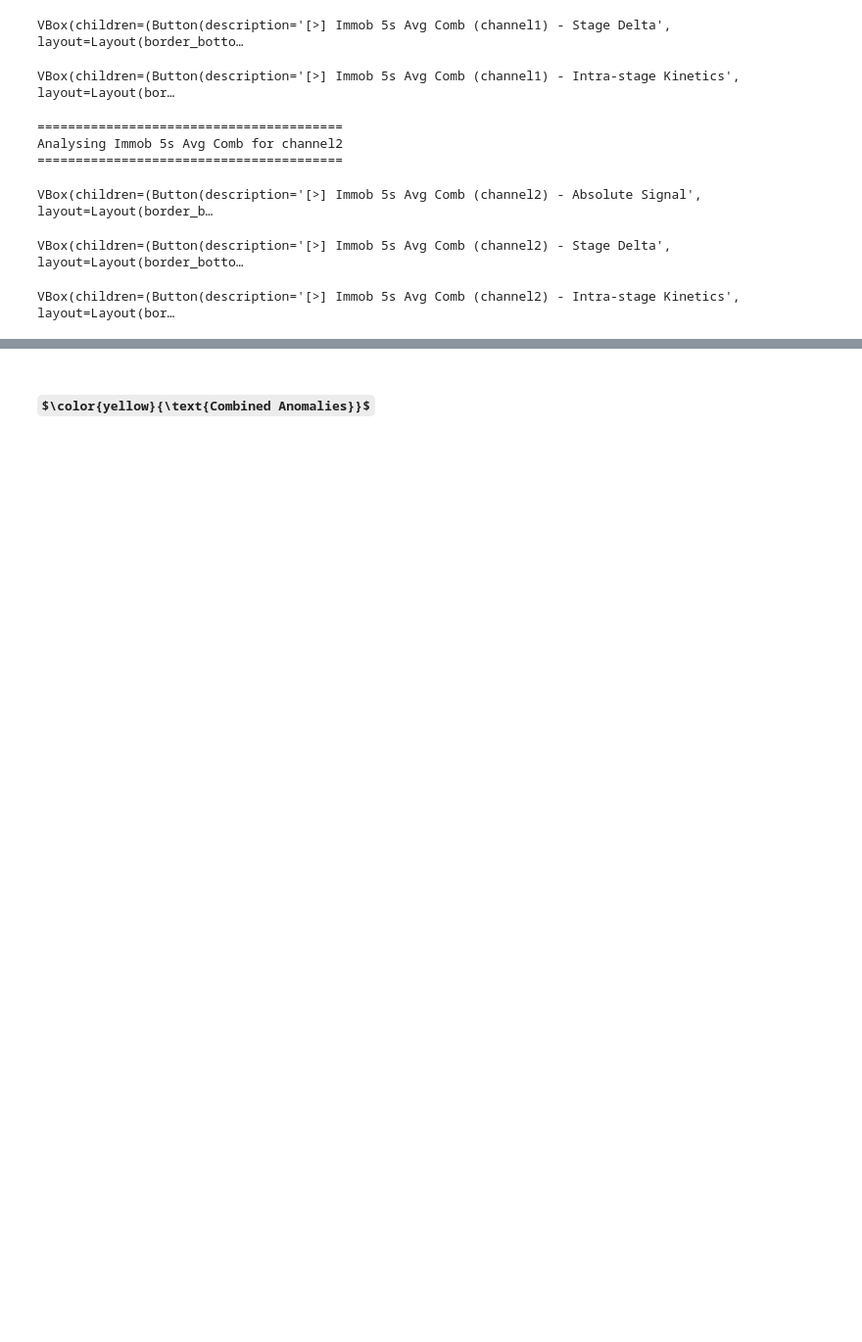
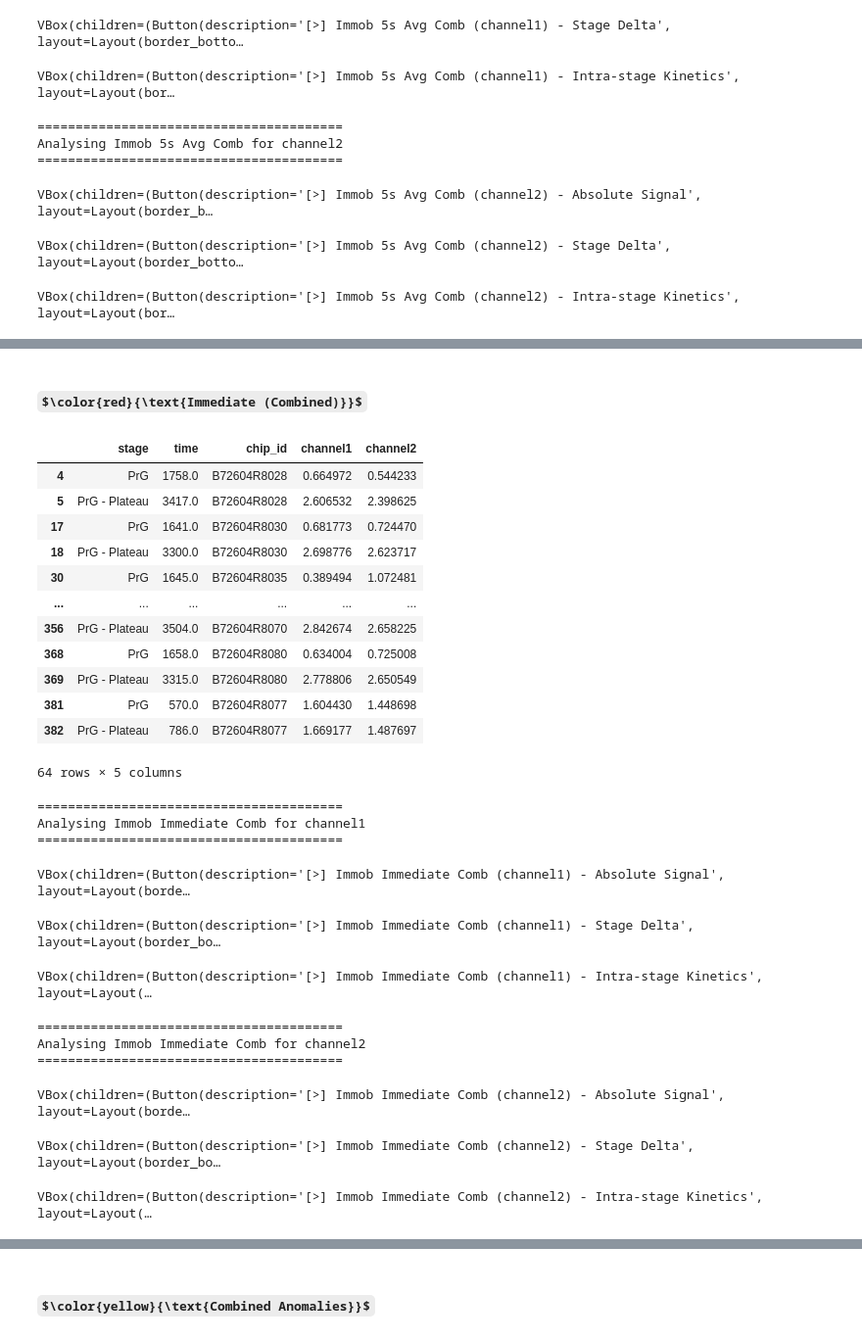
Before and after one commit to Callum88997/Causeway-Sensors, a Jupyter notebook: titan_analysis.ipynb, the cells around one changed output, grey strips where cells are left out. Shown at 98% size. Cells and saved outputs as stored; diff of their text form; code cells hidden in the pictures; some formulas as TeX source; blank space fills up the shorter version.

```diff
--- a/titan_analysis.ipynb
+++ b/titan_analysis.ipynb
@@ -761,0 +816,31 @@ VBox(children=(Button(description='[>] Immob 5s Avg Comb (channel2) - Intra-stag
+# %% [markdown]
+### $\color{red}{\text{Immediate (Combined)}}$
+# %%
+# Analyses immediate combined immobilisation measurements for anomalies
+comb_results_prg = run_immob_channel_analysis_prg(comb_norm, comb_changes, comb_intra, 'Immob Immediate Comb')
+# %% [output]
+|  | stage | time | chip_id | channel1 | channel2 |
+| 4 | PrG | 1758.0 | B72604R8028 | 0.664972 | 0.544233 |
+| 5 | PrG - Plateau | 3417.0 | B72604R8028 | 2.606532 | 2.398625 |
+| 17 | PrG | 1641.0 | B72604R8030 | 0.681773 | 0.724470 |
+| 18 | PrG - Plateau | 3300.0 | B72604R8030 | 2.698776 | 2.623717 |
+| 30 | PrG | 1645.0 | B72604R8035 | 0.389494 | 1.072481 |
+| ... | ... | ... | ... | ... | ... |
+| 356 | PrG - Plateau | 3504.0 | B72604R8070 | 2.842674 | 2.658225 |
+| 368 | PrG | 1658.0 | B72604R8080 | 0.634004 | 0.725008 |
+| 369 | PrG - Plateau | 3315.0 | B72604R8080 | 2.778806 | 2.650549 |
+| 381 | PrG | 570.0 | B72604R8077 | 1.604430 | 1.448698 |
+| 382 | PrG - Plateau | 786.0 | B72604R8077 | 1.669177 | 1.487697 |
+64 rows × 5 columns
+========================================
+Analysing Immob Immediate Comb for channel1
+========================================
+VBox(children=(Button(description='[>] Immob Immediate Comb (channel1) - Absolute Signal', layout=Layout(borde…
+VBox(children=(Button(description='[>] Immob Immediate Comb (channel1) - Stage Delta', layout=Layout(border_bo…
+VBox(children=(Button(description='[>] Immob Immediate Comb (channel1) - Intra-stage Kinetics', layout=Layout(…
+========================================
+Analysing Immob Immediate Comb for channel2
+========================================
+VBox(children=(Button(description='[>] Immob Immediate Comb (channel2) - Absolute Signal', layout=Layout(borde…
+VBox(children=(Button(description='[>] Immob Immediate Comb (channel2) - Stage Delta', layout=Layout(border_bo…
+VBox(children=(Button(description='[>] Immob Immediate Comb (channel2) - Intra-stage Kinetics', layout=Layout(…
```
Also changed, not shown: parts of 81 cells of this notebook, 1 other file.
